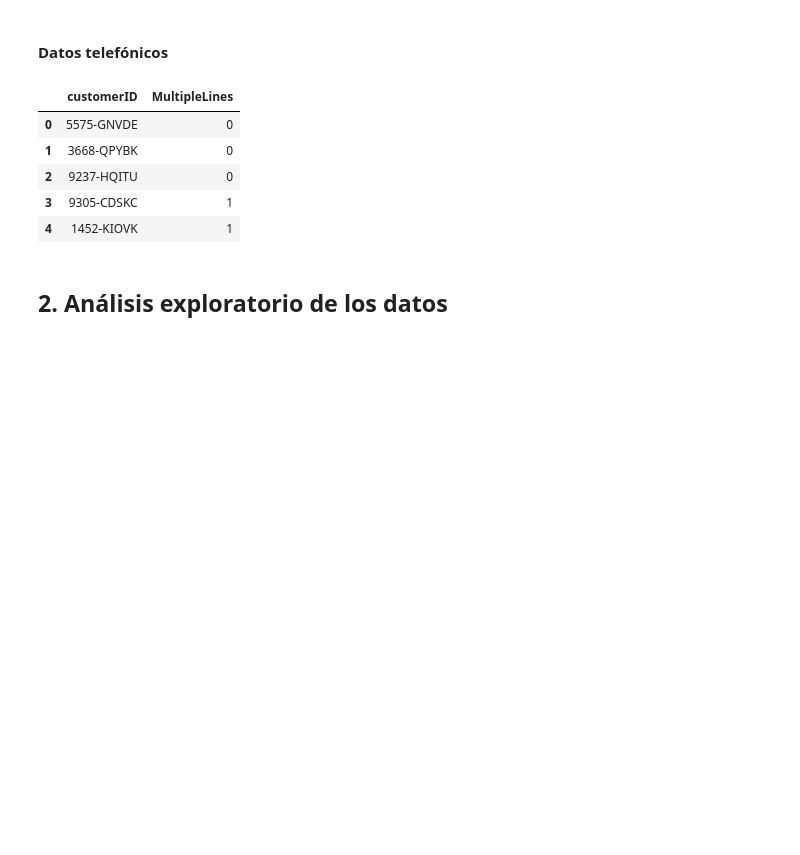
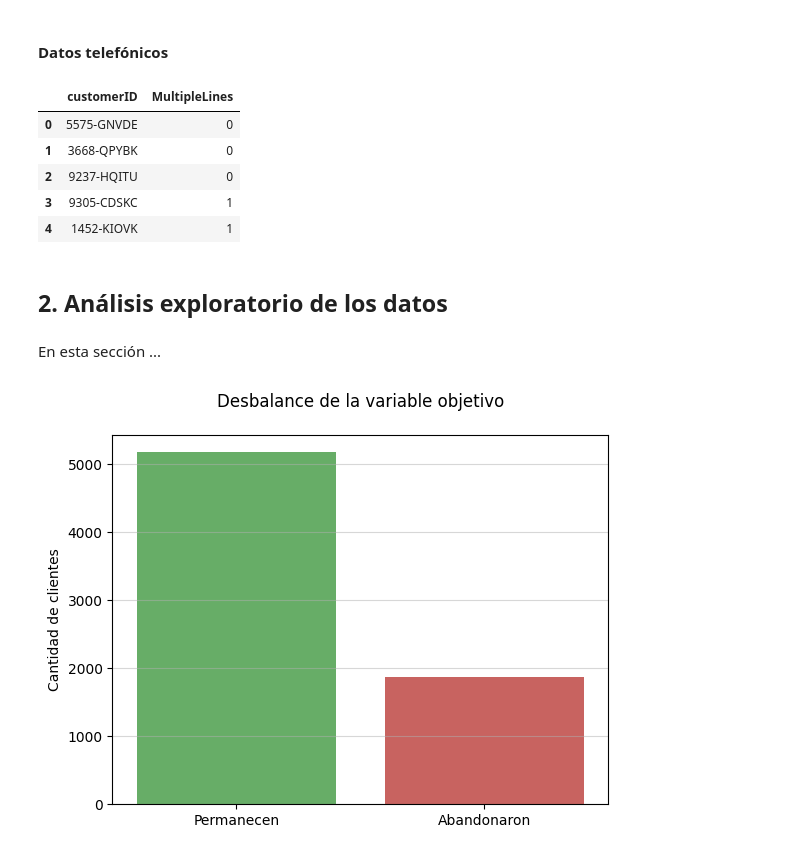
Before and after one commit to AndresCalvete-DataScientist/interconnect-customer-churn-prediction, a Jupyter notebook: notebooks/eda.ipynb, the cells around one changed output. Cells and saved outputs as stored; diff of their text form; code cells hidden in the pictures; blank space fills up the shorter version.

```diff
--- a/notebooks/eda.ipynb
+++ b/notebooks/eda.ipynb
@@ -356,3 +357,24 @@ df_phone.head()
 | 4 | 1452-KIOVK | 1 |
 # %% [markdown]
 ## 2. Análisis exploratorio de los datos <a id='data_analysis'></a>
+# %% [markdown]
+En esta sección ...
+# %%
+# Conteo de valores en la columna IsChurn
+churn_counts = df_contract['IsChurn'].value_counts().sort_index()
+
+# Definir colores personalizados en el mismo orden que las barras (0: No Churn, 1: Churn)
+custom_colors = ['#5CB85C', '#D9534F']
+
+# Visualización de la distribución de la variable IsChurn
+sns.barplot(x=churn_counts.index.astype(str), y=churn_counts.values, hue=churn_counts.index.astype(str), palette=custom_colors)
+
+# Etiquetas y título
+plt.xlabel('')
+plt.ylabel('Cantidad de clientes')
+plt.title('Desbalance de la variable objetivo', pad=20)
+plt.xticks([0, 1], ['Permanecen', 'Abandonaron'])
+plt.grid(axis='y', alpha=0.5)
+plt.show()
+# %% [output]
+[figure, added]
```
Also changed, not shown: parts of 8 cells of this notebook.
